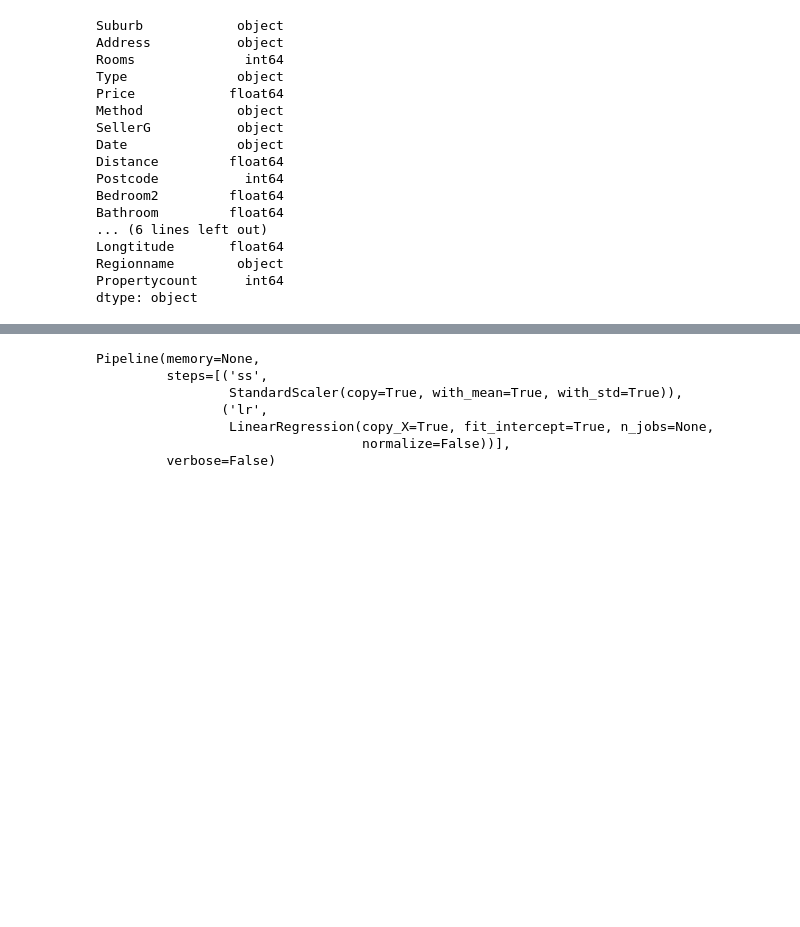
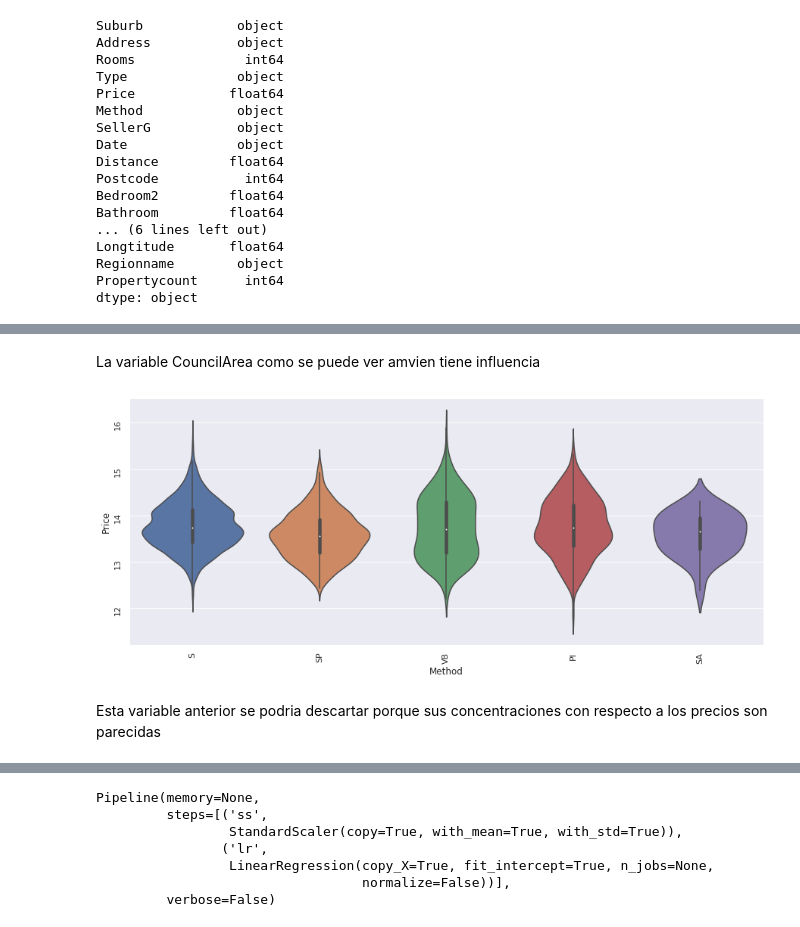
Before and after one commit to CamiloE/Proyectos-Personales, a Jupyter notebook: Precios_de_las_casas.ipynb, the cells around one changed output, grey strips where cells are left out. Saved outputs shown, nothing was run; the diff lists cells and outputs as text; code cells hidden in the pictures; blank space fills up the shorter version.

```diff
--- a/Precios_de_las_casas.ipynb
+++ b/Precios_de_las_casas.ipynb
@@ -229,0 +153,10 @@ X_train, X_test, y_train, y_test= train_test_split(X,y,test_size=0.2,random_stat
+# %% [markdown]
+La variable CouncilArea como se puede ver amvien tiene influencia
+# %%
+fig, ax=plt.subplots(figsize=(15,6))
+sns.violinplot(data=dataframe,x='Method',y='Price',ax=ax)#Conocer la relacion existente entre El method y el precio
+ax.tick_params(labelrotation=90)
+# %% [output]
+[figure, added]
+# %% [markdown]
+Esta variable anterior se podria descartar porque sus concentraciones con respecto a los precios son parecidas
```
Also changed, not shown: parts of 82 cells of this notebook.
